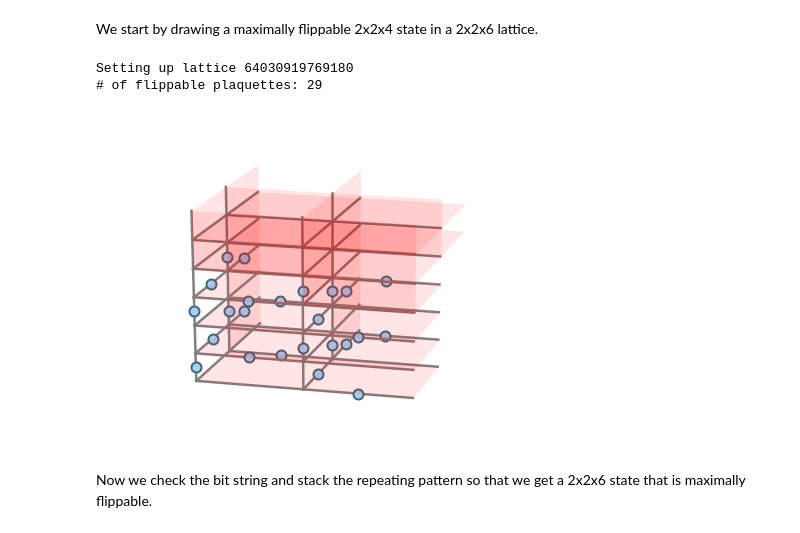
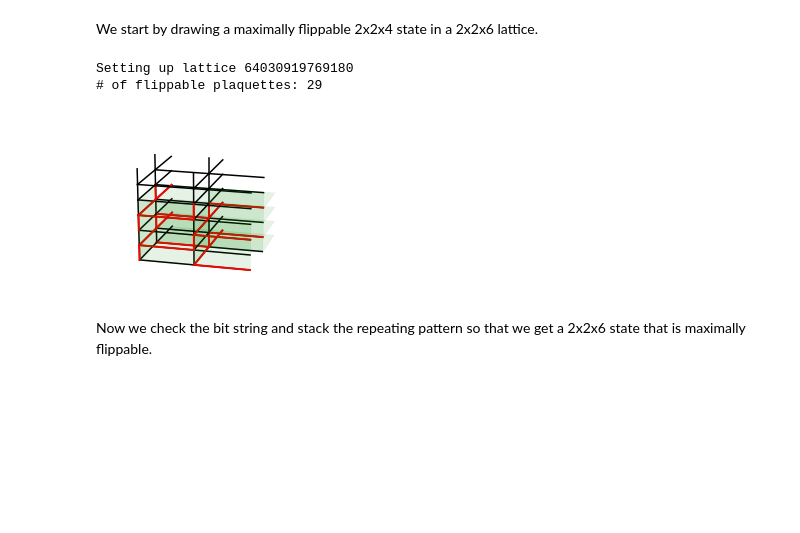
Before and after one commit to cygnus2/FQLMs, a Jupyter notebook: python_notebooks/2x2x6_state.ipynb, the cells around one changed output. Drawn from its saved outputs; the diff is of its cells as text; code cells hidden in the pictures; blank space fills up the shorter version.

```diff
--- a/python_notebooks/2x2x6_state.ipynb
+++ b/python_notebooks/2x2x6_state.ipynb
@@ -11,11 +11,12 @@ We start by drawing a maximally flippable 2x2x4 state in a 2x2x6 lattice.
 # %%
 state = 64030919769180
 latt = LatticeObject(state, [2,2,6])
-latt.draw(state)
+
+fig, ax = latt.draw()
 # %% [output]
 Setting up lattice 64030919769180
 # of flippable plaquettes: 29
-[figure, old version]
+[figure, new version]
 # %% [markdown]
 Now we check the bit string and stack the repeating pattern so that we get a 2x2x6 state that is maximally flippable.
 # %%
```
Also changed, not shown: parts of 2 cells of this notebook, 8 other files.
